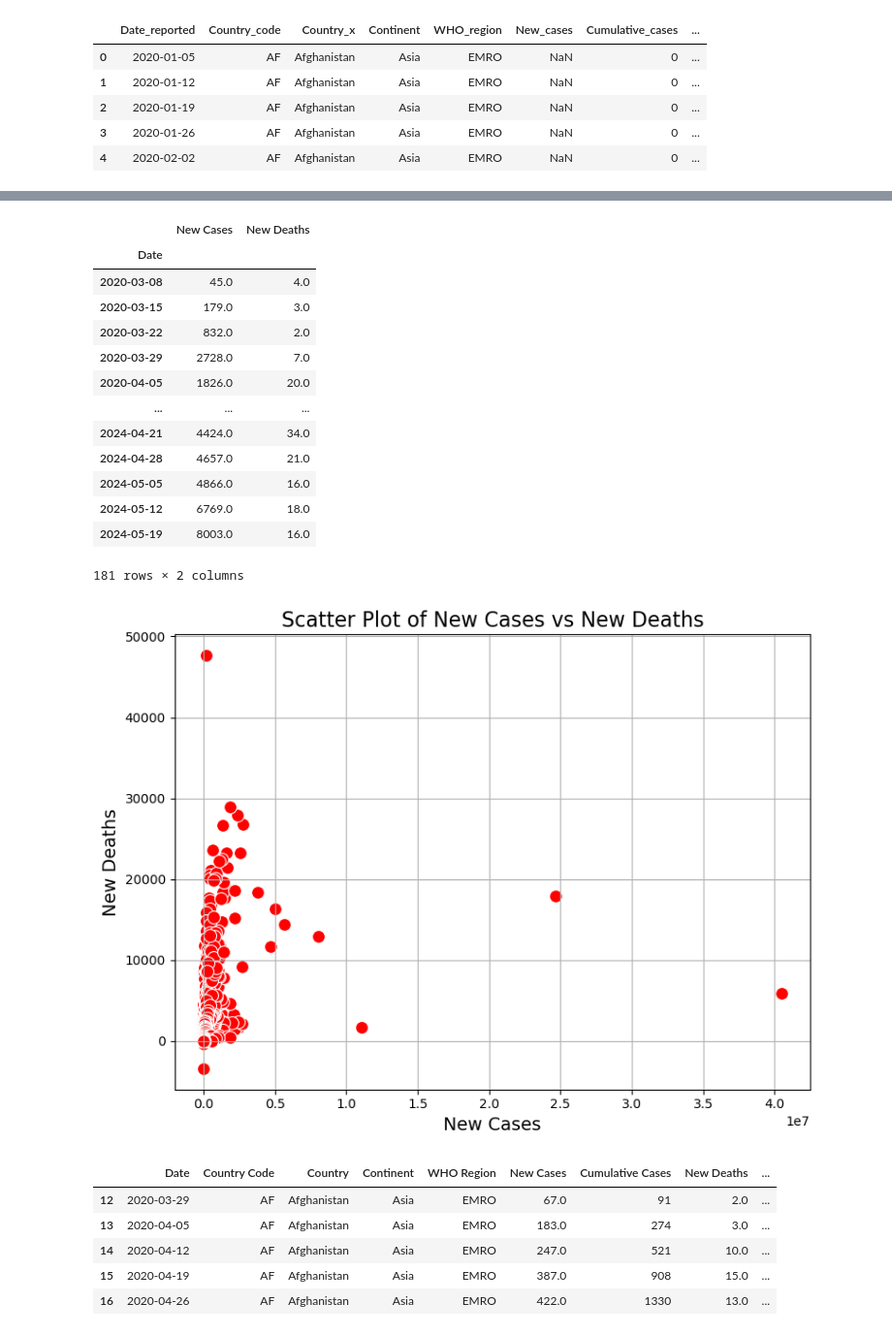
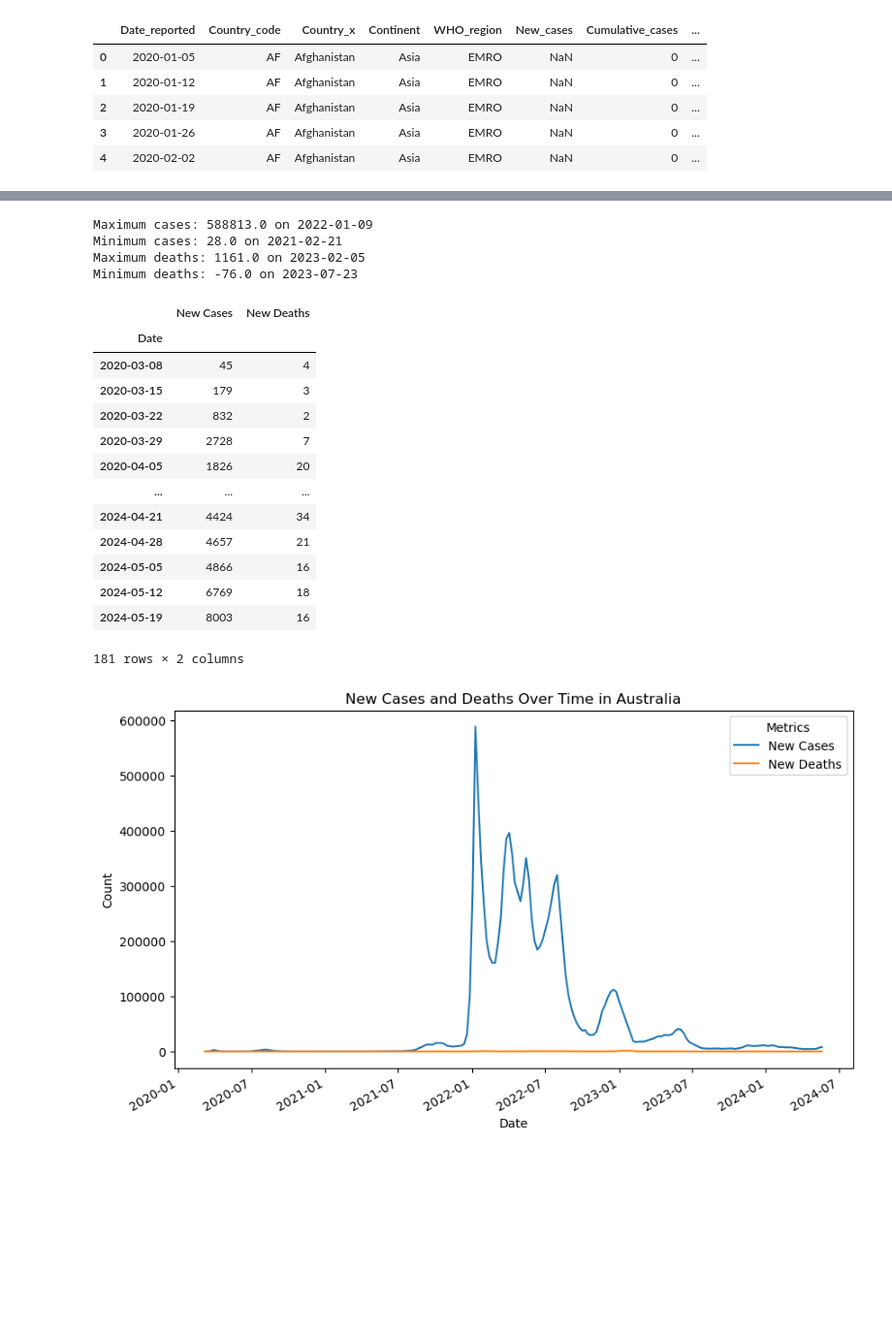
Before and after one commit to Keegawho198/COVID-19-Data-Engineering-and-Analysis-Project, a Jupyter notebook: ETL.ipynb, the cells around one changed output, grey strips where cells are left out. Shown: that part at 97% size. Saved outputs shown, nothing was run; the diff lists cells and outputs as text; code cells hidden in the pictures; blank space fills up the shorter version.

```diff
--- a/ETL.ipynb
+++ b/ETL.ipynb
@@ -254,46 +221,48 @@ Minimum deaths: -76.0 on 2023-07-23
 # %%
-#using pivot_table() for summarised the data. this is new not used in the class
-pivot_summary = australia_data.pivot_table(
-    index='Date', values=['New Cases', 'New Deaths'], aggfunc='sum'
-)
-pivot_summary
+# Find the day with maximum and minimum cases and deaths in Australia
+max_cases_day = australia_data.loc[australia_data['New Cases'].idxmax()]
+min_cases_day = australia_data.loc[australia_data['New Cases'].idxmin()]
+max_deaths_day = australia_data.loc[australia_data['New Deaths'].idxmax()]
+min_deaths_day = australia_data.loc[australia_data['New Deaths'].idxmin()]
+
+# Display results
+print(f"Maximum cases: {max_cases_day['New Cases']} on {max_cases_day['Date'].date()}")
+print(f"Minimum cases: {min_cases_day['New Cases']} on {min_cases_day['Date'].date()}")
+print(f"Maximum deaths: {max_deaths_day['New Deaths']} on {max_deaths_day['Date'].date()}")
+print(f"Minimum deaths: {min_deaths_day['New Deaths']} on {min_deaths_day['Date'].date()}")
 # %% [output]
-|  | New Cases | New Deaths |
-| Date |  |  |
-| 2020-03-08 | 45.0 | 4.0 |
-| 2020-03-15 | 179.0 | 3.0 |
-| 2020-03-22 | 832.0 | 2.0 |
-| 2020-03-29 | 2728.0 | 7.0 |
-| 2020-04-05 | 1826.0 | 20.0 |
-| ... | ... | ... |
-| 2024-04-21 | 4424.0 | 34.0 |
-| 2024-04-28 | 4657.0 | 21.0 |
-| 2024-05-05 | 4866.0 | 16.0 |
-| 2024-05-12 | 6769.0 | 18.0 |
-| 2024-05-19 | 8003.0 | 16.0 |
-181 rows × 2 columns
+Maximum cases: 588813.0 on 2022-01-09
+Minimum cases: 28.0 on 2021-02-21
+Maximum deaths: 1161.0 on 2023-02-05
+Minimum deaths: -76.0 on 2023-07-23
 # %%
-# Scatter Plot: New Cases vs New Deaths
-plt.figure(figsize=(8, 6))
-sns.scatterplot(data=complete_dataset, x='New Cases', y='New Deaths', color='red', s=100)
-plt.title('Scatter Plot of New Cases vs New Deaths', fontsize=16)
-plt.xlabel('New Cases', fontsize=14)
-plt.ylabel('New Deaths', fontsize=14)
-
-## Save the heatmap as a PNG file
-plt.tight_layout()
-plt.savefig('Scateer Plot of New Cases vs New Deaths.png', dpi=300)
-plt.grid()
-plt.show()
+# Summarize data for Australia using pivot_table()
+pivot_summary = australia_data.pivot_table(
+    index='Date', values=['New Cases', 'New Deaths'], aggfunc='sum'
+).astype(int)
+pivot_summary
 # %% [output]
-[figure, removed]
+|  | New Cases | New Deaths |
+| Date |  |  |
+| 2020-03-08 | 45 | 4 |
+| 2020-03-15 | 179 | 3 |
+| 2020-03-22 | 832 | 2 |
+| 2020-03-29 | 2728 | 7 |
+| 2020-04-05 | 1826 | 20 |
+| ... | ... | ... |
+| 2024-04-21 | 4424 | 34 |
+| 2024-04-28 | 4657 | 21 |
+| 2024-05-05 | 4866 | 16 |
+| 2024-05-12 | 6769 | 18 |
+| 2024-05-19 | 8003 | 16 |
+181 rows × 2 columns
 # %%
-complete_dataset.head()
+# Visualize pivot table summary
+pivot_summary.plot(kind='line', figsize=(10, 6), title='New Cases and Deaths Over Time in Australia')
+plt.xlabel('Date')
+plt.ylabel('Count')
+plt.legend(title='Metrics')
+plt.show()
 # %% [output]
-|  | Date | Country Code | Country | Continent | WHO Region | New Cases | Cumulative Cases | New Deaths | ... |
-| 12 | 2020-03-29 | AF | Afghanistan | Asia | EMRO | 67.0 | 91 | 2.0 | ... |
-| 13 | 2020-04-05 | AF | Afghanistan | Asia | EMRO | 183.0 | 274 | 3.0 | ... |
-| 14 | 2020-04-12 | AF | Afghanistan | Asia | EMRO | 247.0 | 521 | 10.0 | ... |
-| 15 | 2020-04-19 | AF | Afghanistan | Asia | EMRO | 387.0 | 908 | 15.0 | ... |
-| 16 | 2020-04-26 | AF | Afghanistan | Asia | EMRO | 422.0 | 1330 | 13.0 | ... |
+[figure, added]
 # %%
```
Also changed, not shown: parts of 17 cells of this notebook, 8 other files.
